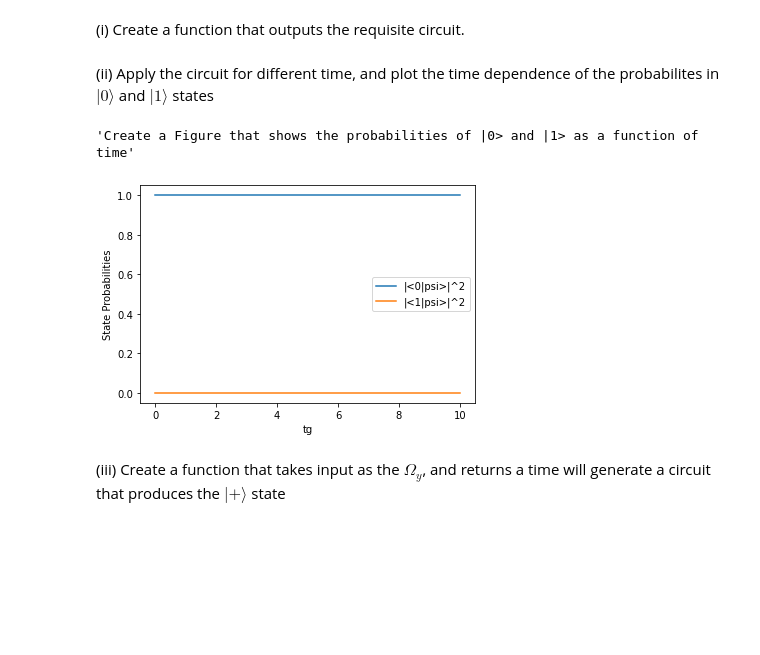
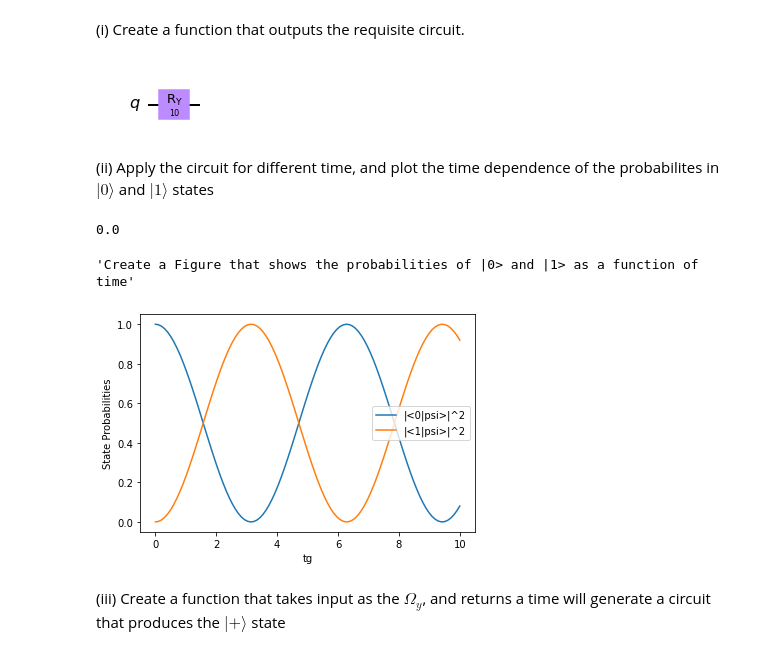
Before and after one commit to Fan-0/AQI2022, a Jupyter notebook: Hw1/Homework-1.ipynb, the cells around one changed output. Saved outputs shown, nothing was run; the diff lists cells and outputs as text; code cells hidden in the pictures; blank space fills up the shorter version.

```diff
--- a/Hw1/Homework-1.ipynb
+++ b/Hw1/Homework-1.ipynb
@@ -34,28 +34,38 @@ def evolve_with_OmegaY(Omega,tg):
     '''
     Insert Code here
     '''
-    # circ.draw('mpl')
+    circ.ry(tg*Omega,0)
+    circ.draw('mpl')
     return circ.copy()
+# %%
+circ=evolve_with_OmegaY(1,10)
+circ.draw('mpl')
+# %% [output]
+[figure, added]
 # %% [markdown]
 (ii) Apply the circuit for different time, and plot the time dependence of the probabilites in $|0\rangle$ and $|1\rangle$ states
 # %%
 Omega=1
 tgs=np.linspace(0,10,100)
 ouputstatevectors=[]
 for tg in tgs:
     circ1a=evolve_with_OmegaY(Omega,tg)
     circ1a.save_statevector()
+    circ1a.draw()
     result = backend.run(circ1a).result()
     ouputstatevectors.append(result.get_statevector())
+    if np.abs(ouputstatevectors[-1][0])**2==1:
+        print(tg)
 plt.plot(tgs, [np.abs(vec[0])**2 for vec in ouputstatevectors],label=r'|<0|psi>|^2')
 plt.plot(tgs, [np.abs(vec[1])**2 for vec in ouputstatevectors],label=r'|<1|psi>|^2')
 plt.xlabel('tg')
 plt.ylabel('State Probabilities')
 plt.legend()
 '''Create a Figure that shows the probabilities of |0> and |1> as a function of time'''
 # %% [output]
-'Create a Figure that shows the probabilities of |0> and |1> as a function of time'
+0.0
+'Create a Figure that shows the probabilities of |0> and |1> as a function of time'
-[figure, old version]
+[figure, new version]
 # %% [markdown]
 (iii) Create a function that takes input as the $\Omega_y$, and returns a time will generate a circuit that produces the $|+\rangle$ state
 # %%
```
Also changed, not shown: parts of 9 cells of this notebook, 2 other files.
